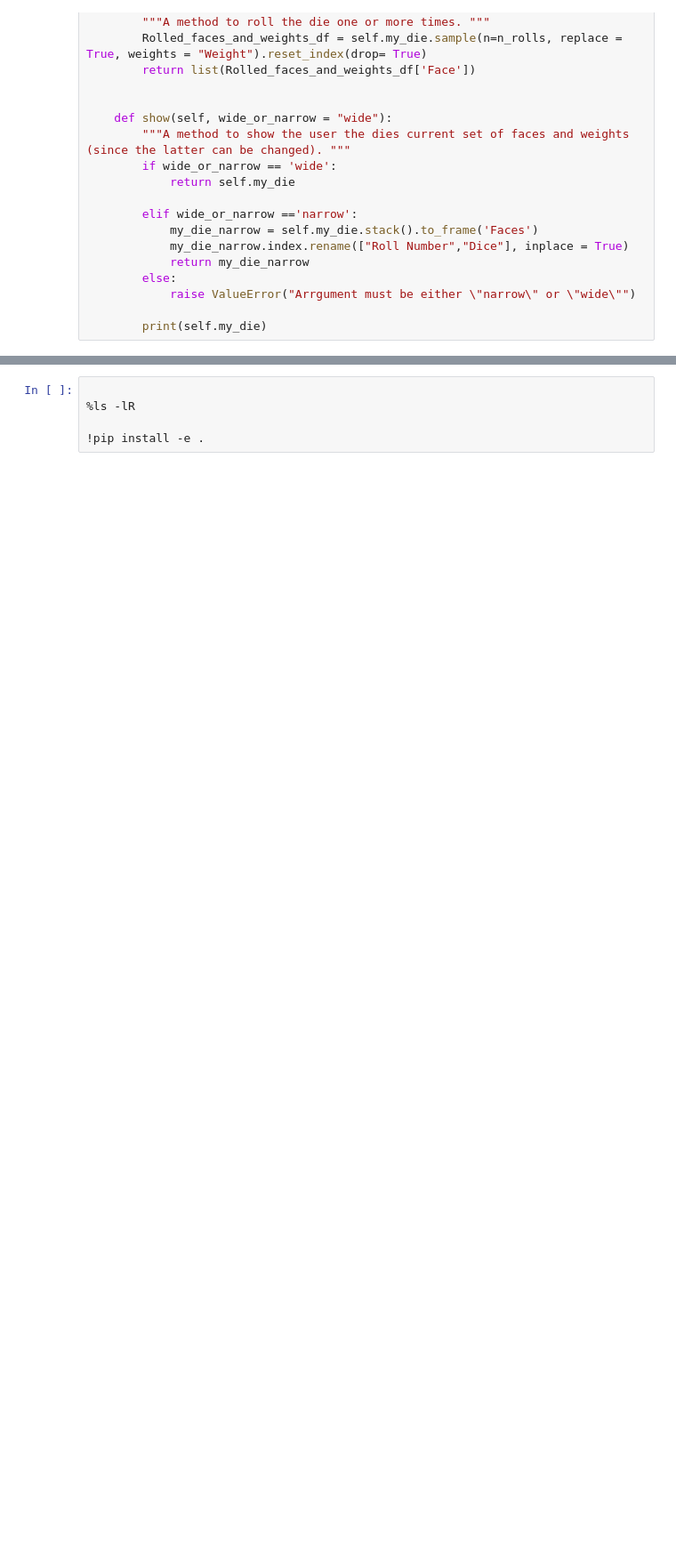
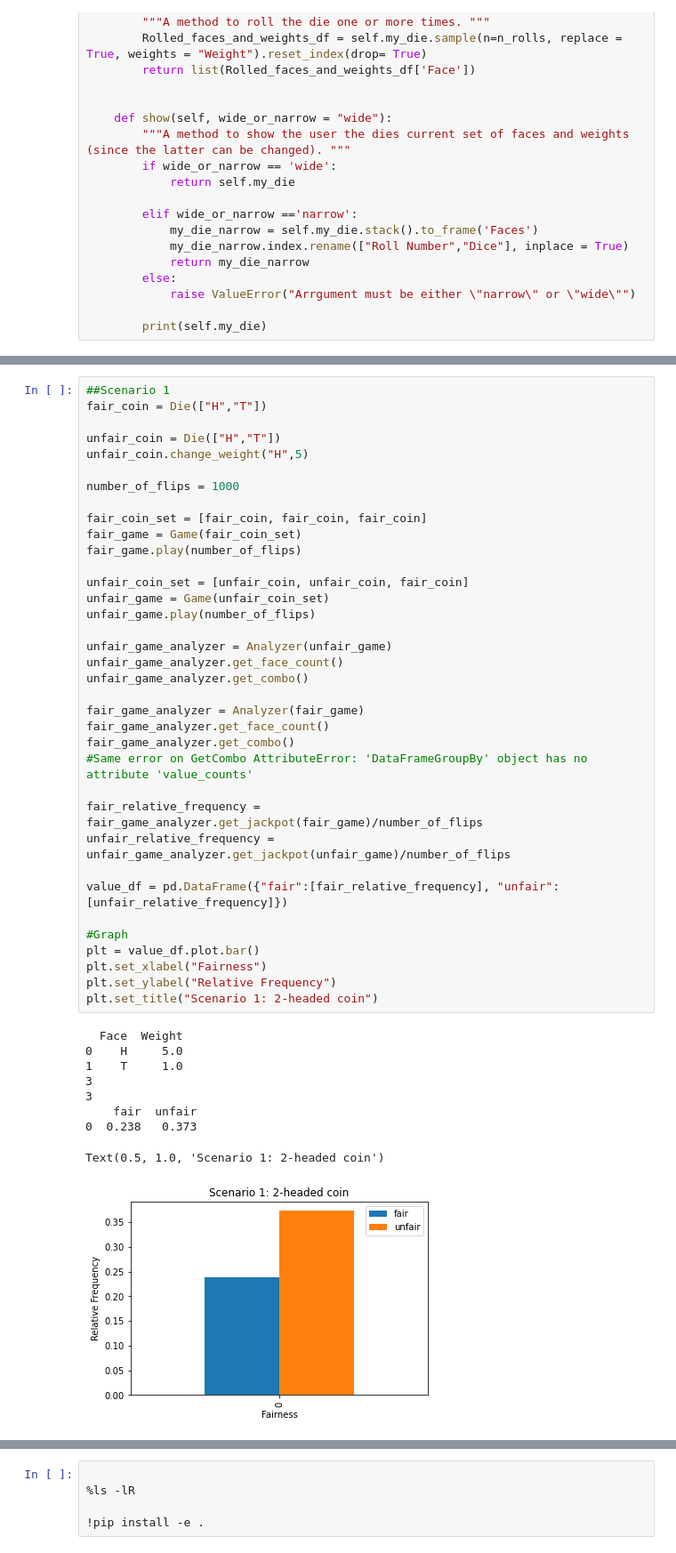
Before and after one commit to ballard11/DS5100-2022-08-O, a Jupyter notebook: final-project-info/MonteCarlo-Main.ipynb, the cells around one changed output, grey strips where cells are left out. Shown at 89% size. Saved outputs shown, nothing was run; the diff lists cells and outputs as text; blank space fills up the shorter version.

Commit message:
Scenario2

```diff
--- a/final-project-info/MonteCarlo-Main.ipynb
+++ b/final-project-info/MonteCarlo-Main.ipynb
@@ -84,0 +269,46 @@ class Die():
+# %%
+##Scenario 1
+fair_coin = Die(["H","T"])
+
+unfair_coin = Die(["H","T"])
+unfair_coin.change_weight("H",5)
+
+number_of_flips = 1000
+
+fair_coin_set = [fair_coin, fair_coin, fair_coin]
+fair_game = Game(fair_coin_set)
+fair_game.play(number_of_flips)
+
+unfair_coin_set = [unfair_coin, unfair_coin, fair_coin]
+unfair_game = Game(unfair_coin_set)
+unfair_game.play(number_of_flips)
+
+unfair_game_analyzer = Analyzer(unfair_game)
+unfair_game_analyzer.get_face_count()
+unfair_game_analyzer.get_combo()
+
+fair_game_analyzer = Analyzer(fair_game)
+fair_game_analyzer.get_face_count()
+fair_game_analyzer.get_combo()
+#Same error on GetCombo AttributeError: 'DataFrameGroupBy' object has no attribute 'value_counts'
+
+fair_relative_frequency = fair_game_analyzer.get_jackpot(fair_game)/number_of_flips
+unfair_relative_frequency = unfair_game_analyzer.get_jackpot(unfair_game)/number_of_flips
+
+value_df = pd.DataFrame({"fair":[fair_relative_frequency], "unfair": [unfair_relative_frequency]})
+
+#Graph
+plt = value_df.plot.bar()
+plt.set_xlabel("Fairness")
+plt.set_ylabel("Relative Frequency")
+plt.set_title("Scenario 1: 2-headed coin")
+# %% [output]
+  Face  Weight
+0    H     5.0
+1    T     1.0
+3
+3
+    fair  unfair
+0  0.238   0.373
+Text(0.5, 1.0, 'Scenario 1: 2-headed coin')
+[figure, added]
```
Also changed, not shown: parts of 25 cells of this notebook, 1 other file.
